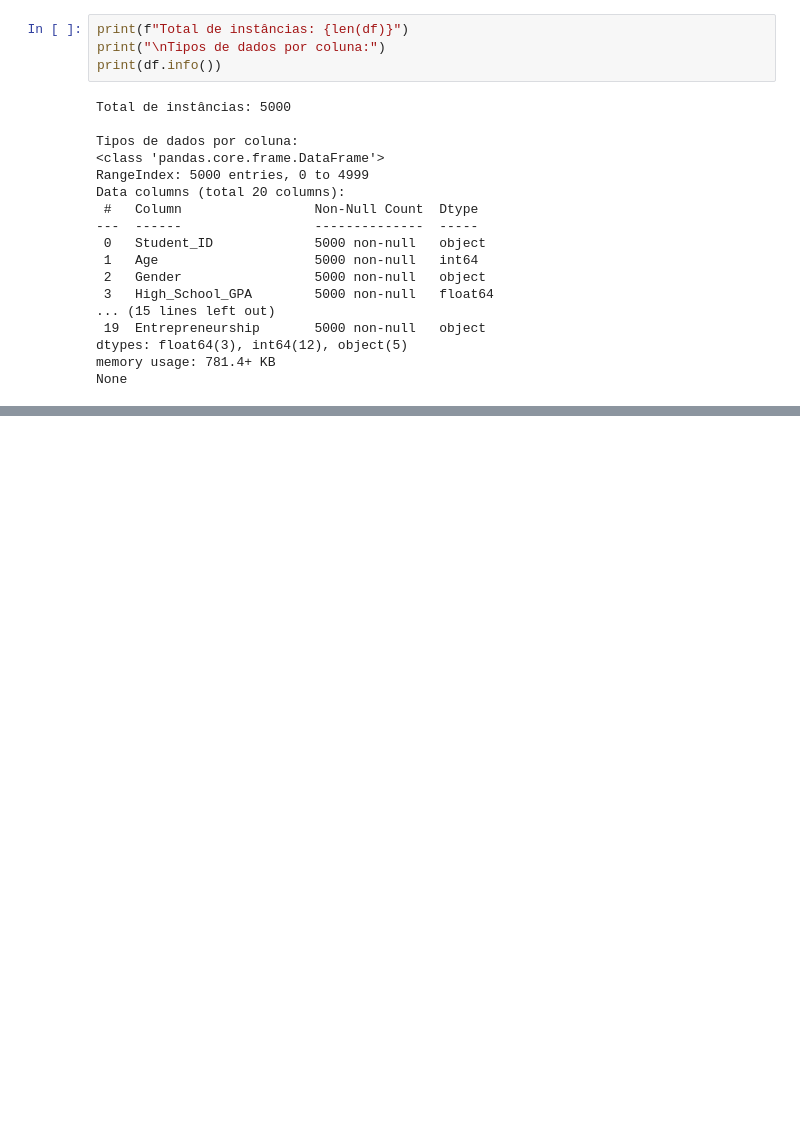
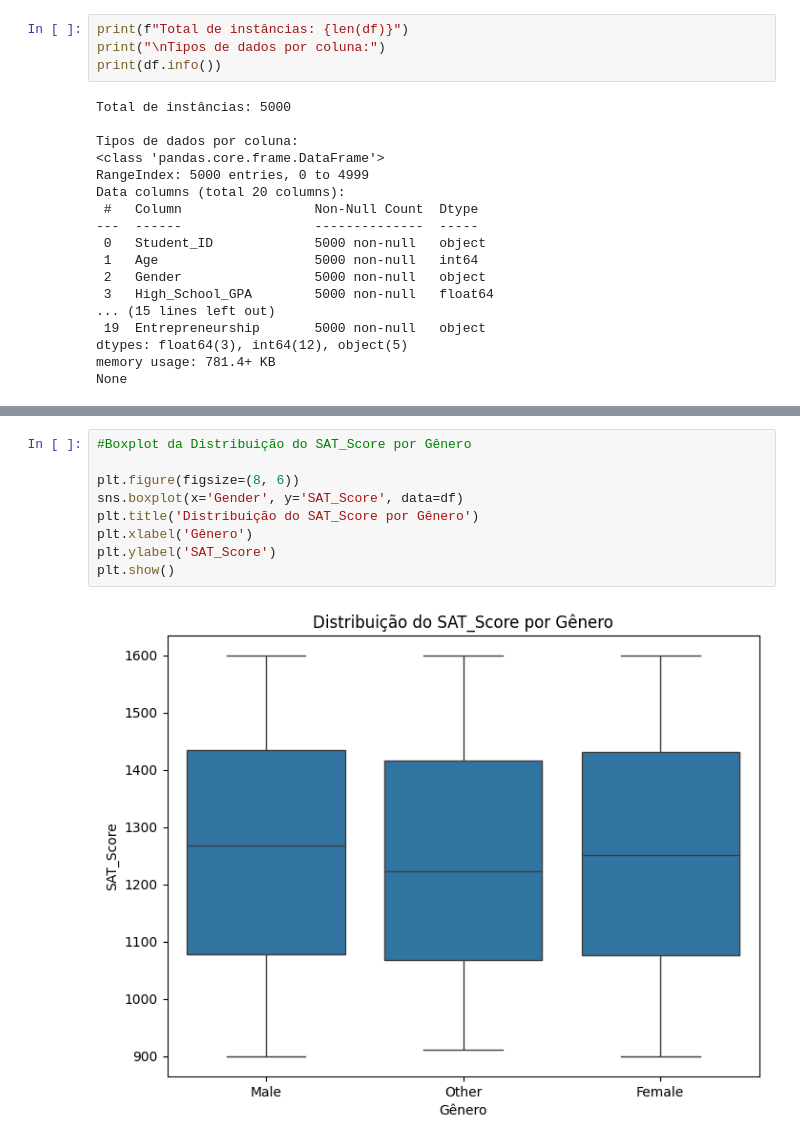
Before and after one commit to Davisdenner/mvp_analise_dados_boas_praticas, a Jupyter notebook: MVP_Análise_de_Dados_e_Boas_Práticas.ipynb, the cells around one changed output, grey strips where cells are left out. Drawn from its saved outputs; the diff is of its cells as text; blank space fills up the shorter version.

```diff
--- a/MVP_Análise_de_Dados_e_Boas_Práticas.ipynb
+++ b/MVP_Análise_de_Dados_e_Boas_Práticas.ipynb
@@ -155,0 +387,11 @@ None
+# %%
+#Boxplot da Distribuição do SAT_Score por Gênero
+
+plt.figure(figsize=(8, 6))
+sns.boxplot(x='Gender', y='SAT_Score', data=df)
+plt.title('Distribuição do SAT_Score por Gênero')
+plt.xlabel('Gênero')
+plt.ylabel('SAT_Score')
+plt.show()
+# %% [output]
+[figure, added]
```
Also changed, not shown: parts of 27 cells of this notebook.
